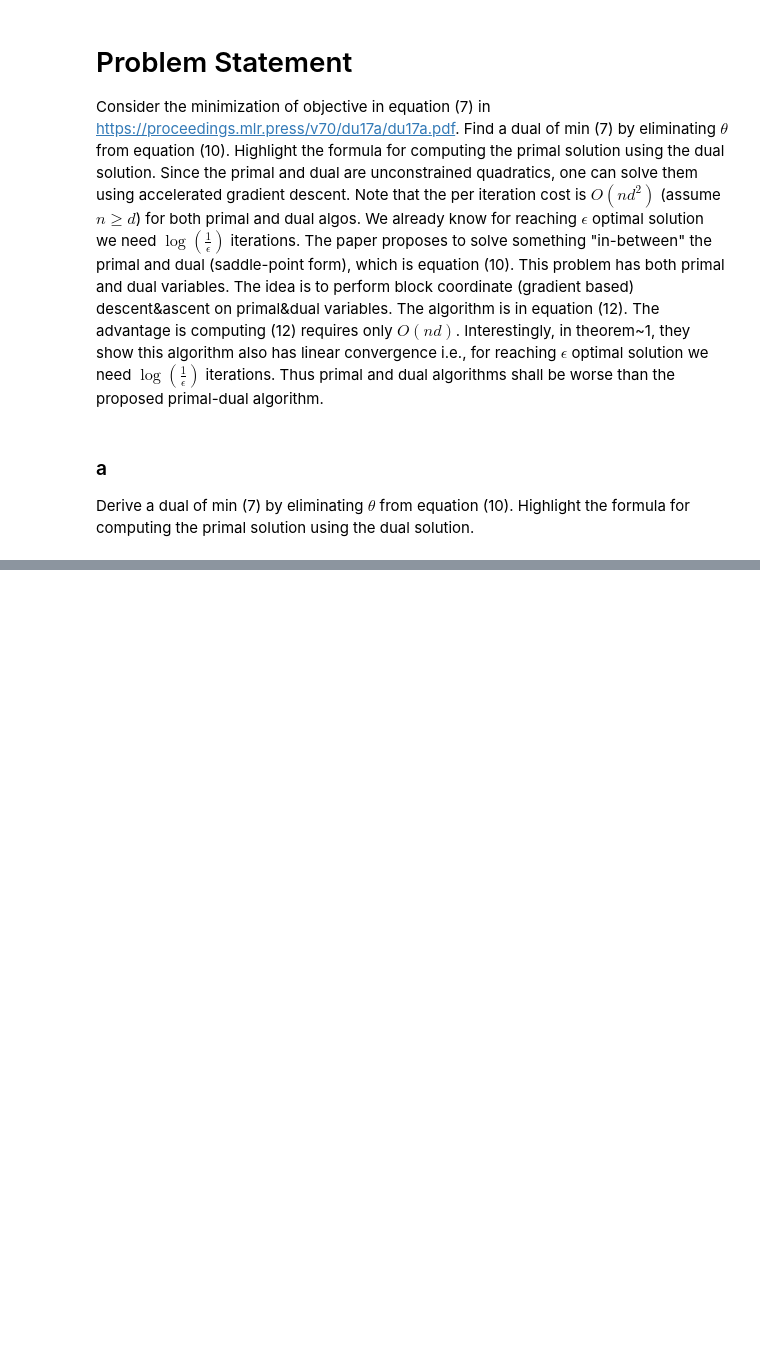
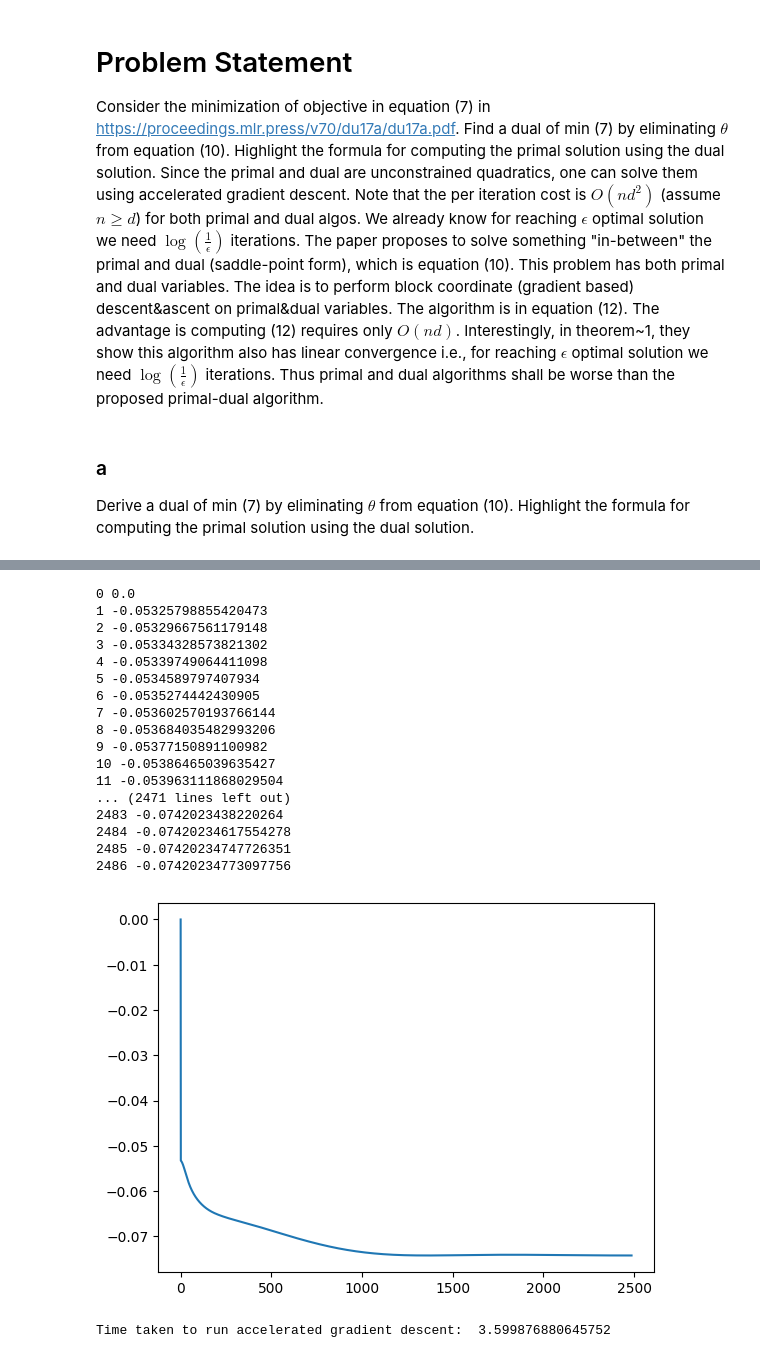
Before and after one commit to GauthamBellamkonda/ConvexOptProject, a Jupyter notebook: code.ipynb, the cells around one changed output, grey strips where cells are left out. Saved outputs shown, nothing was run; the diff lists cells and outputs as text; code cells hidden in the pictures; blank space fills up the shorter version.

```diff
--- a/code.ipynb
+++ b/code.ipynb
@@ -57,0 +232,25 @@ $$
+# %%
+start = time.time()
+objective_values = accelerated_gradient_descent(dual_objective, dual_gradient, L_dual, 1e-9)
+end = time.time()
+print("Time taken to run accelerated gradient descent: ", end - start)
+# %% [output]
+0 0.0
+1 -0.05325798855420473
+2 -0.05329667561179148
+3 -0.05334328573821302
+4 -0.05339749064411098
+5 -0.0534589797407934
+6 -0.0535274442430905
+7 -0.053602570193766144
+8 -0.053684035482993206
+9 -0.05377150891100982
+10 -0.05386465039635427
+11 -0.053963111868029504
+... (2471 lines left out)
+2483 -0.0742023438220264
+2484 -0.07420234617554278
+2485 -0.07420234747726351
+2486 -0.07420234773097756
+[figure, added]
+Time taken to run accelerated gradient descent:  3.599876880645752
```
Also changed, not shown: parts of 6 cells of this notebook.
